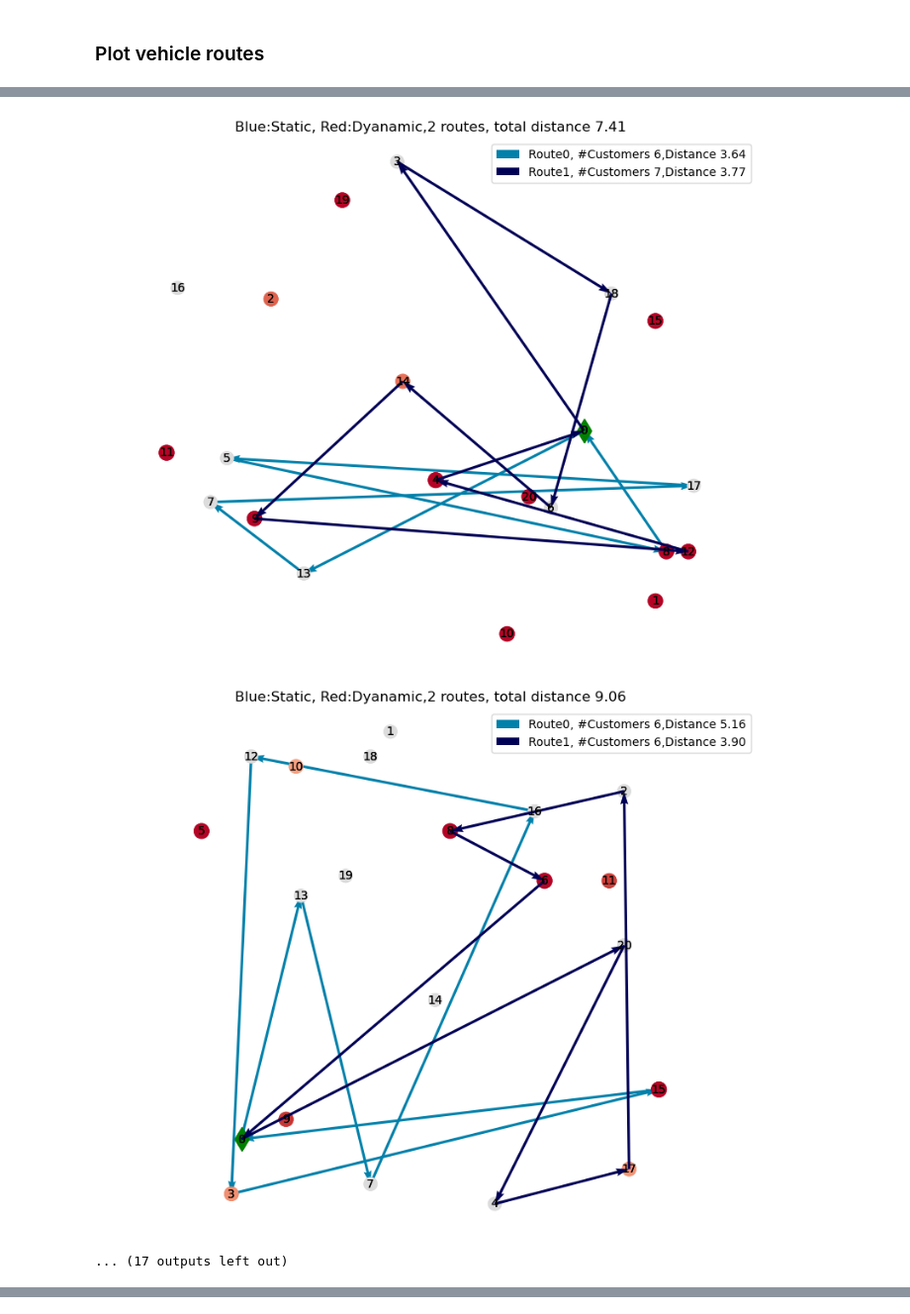
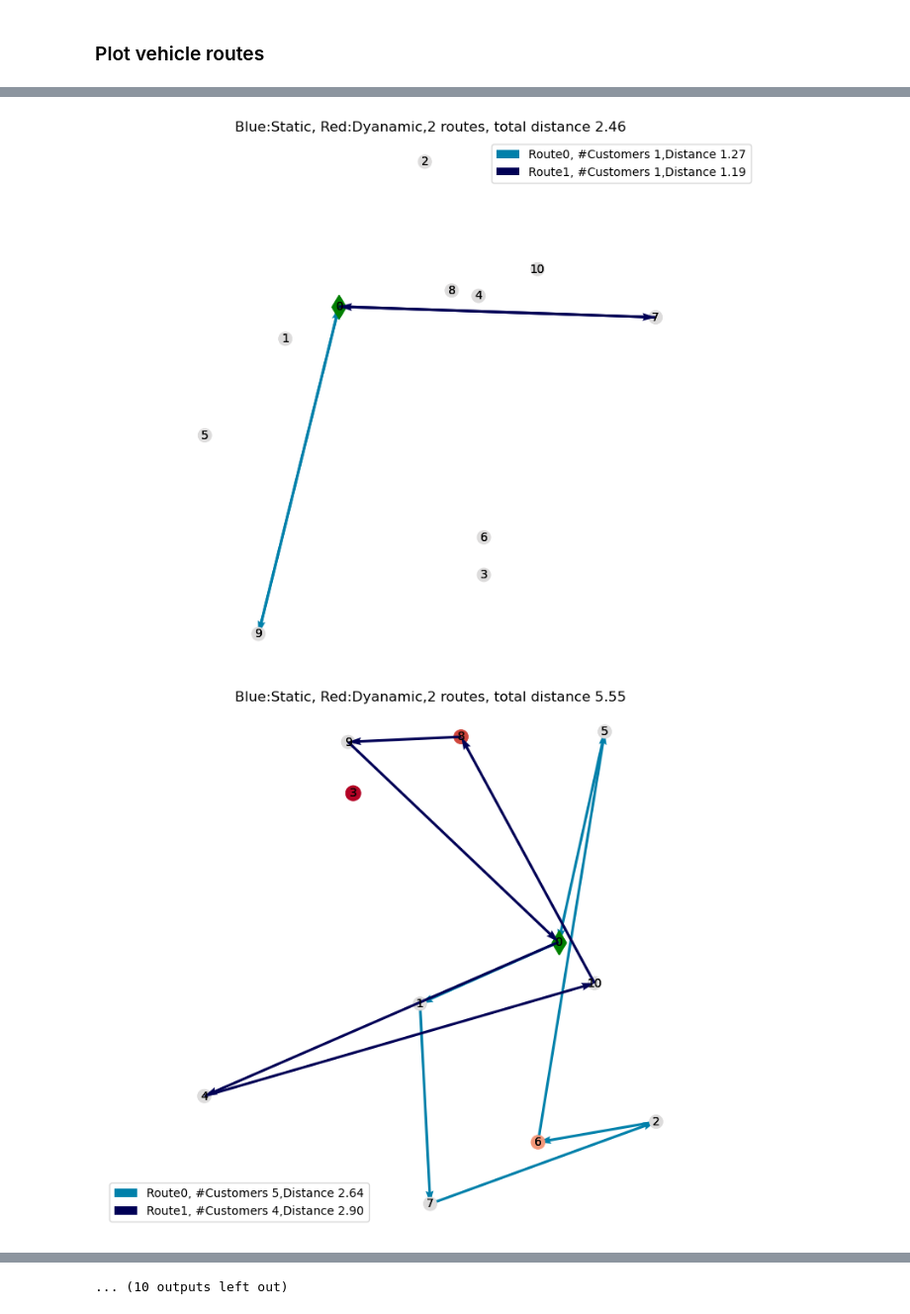
Before and after one commit to Kaido-beast/DVRPSR_PPO, a Jupyter notebook: models_evalaution.ipynb, the cells around one changed output, grey strips where cells are left out. Shown at 99% size. Saved outputs shown, nothing was run; the diff lists cells and outputs as text; code cells hidden in the pictures.

```diff
--- a/models_evalaution.ipynb
+++ b/models_evalaution.ipynb
@@ -14,17 +14,17 @@ from problems import *
 ## create validation data
 
 args = ParseArguments()
-l = 0.025
+l = 0.0025
 batch_size = 10
 
 Lambda = l
-dod = 0.5
+dod = 0.1
 horizon = 400
 vehicle_count = 2
 
 ortool = True
 
-output_dir = "./data/validation/{}_{}_{}_{}".format(Lambda, dod, vehicle_count, horizon)
+output_dir = "./data/test/{}_{}_{}_{}".format(Lambda, dod, vehicle_count, horizon)
 
 # data_val = DVRPSR_Dataset_euclidean.create_data(batch_size=3,
 #                                                 vehicle_count = 3,
@@ -69,7 +71,7 @@ def plot_customers(ax, customers, detailed = True):
 
     maxdem = customers[1:,3].max().item()
     mindem = customers[1:,3].min().item()
-    s = [120+40*(dem-mindem)/(maxdem-mindem) for dem in customers[1:,3].tolist()]
+    s = [120+40*(dem-mindem)/(maxdem-mindem+0.2) for dem in customers[1:,3].tolist()]
     cmap = matplotlib.cm.coolwarm
 
     if customers.size(1) > 3: # Service time
@@ -192,20 +192,20 @@ from utils import *
 from agents import AgentPPO, Actor_Critic
 
 args = ParseArguments()
-Lambda = 0.025
-dod = 0.5
+Lambda = 0.005
+dod = 0.2
 horizon = 400
 vehicle_count = 2
 
-data = torch.load("./data/validation/{}_{}_{}_{}/val.pth".format(Lambda, dod, vehicle_count, horizon ))
+data = torch.load("./data/validation/{}_{}_{}_{}/val_ung.pth".format(Lambda, dod, vehicle_count, horizon ))
 
 data_t = data
 data_t.normalize()
 print(data_t.vehicle_speed)
-loader = DataLoader(data_t, batch_size=32)
+loader = DataLoader(data_t, batch_size=20, shuffle=False)
 
-learner = Actor_Critic(4,6,21, encoder_layer=2, ff_size_critic=128, edge_embedding_dim=64)
-checkpoint = torch.load("./pretrained/{}_{}_{}_{}/epoch5.pth".format(Lambda, dod, vehicle_count, horizon ),
+learner = Actor_Critic(4,6,11, encoder_layer=3, ff_size_critic=128, edge_embedding_dim=64)
+checkpoint = torch.load("./output/gtm_debug_{}_{}_{}_230724/epoch2.pth".format(Lambda, dod, vehicle_count),
                         map_location = 'cpu')
 
 learner.load_state_dict(checkpoint['model'])
@@ -311,3 +306,2 @@ No artists with labels found to put in legend.  Note that artists whose label st
-[figure, old version]
+[figure, new version]
-[figure, old version]
+[figure, new version]
-... (17 outputs left out)
@@ -314,3 +310,4 @@ No artists with labels found to put in legend.  Note that artists whose label st
+... (10 outputs left out)
 # %%
 import torch
 import torch.nn as nn
```
Also changed, not shown: parts of 4 cells of this notebook, 18 other files.
